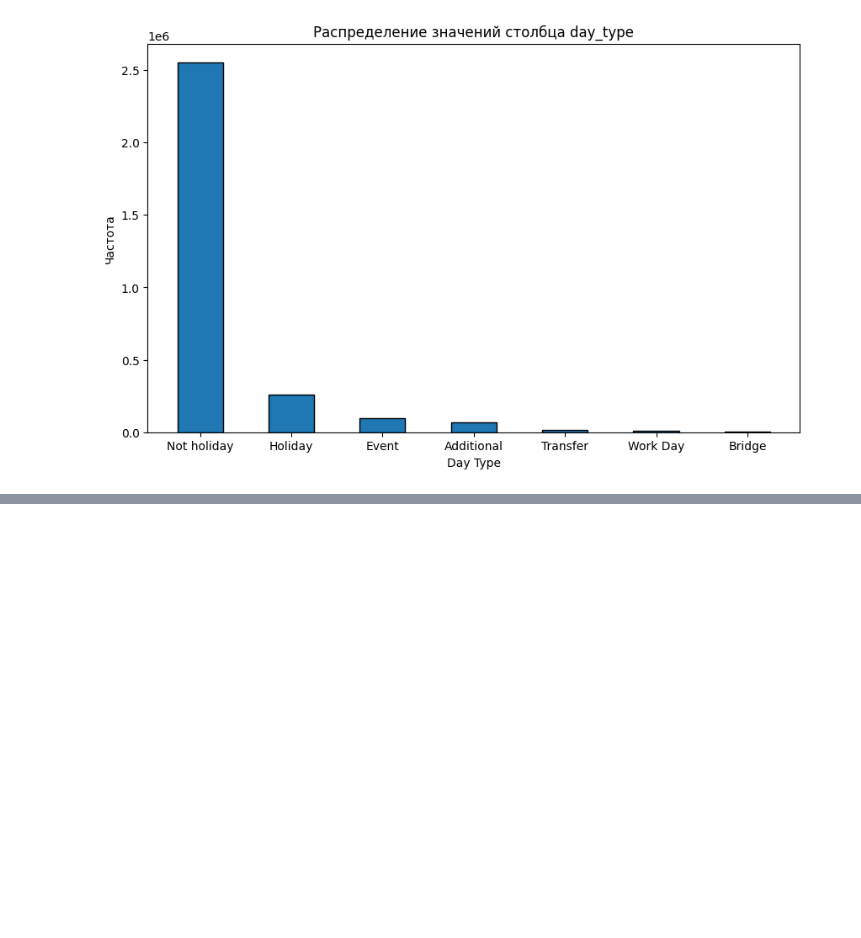
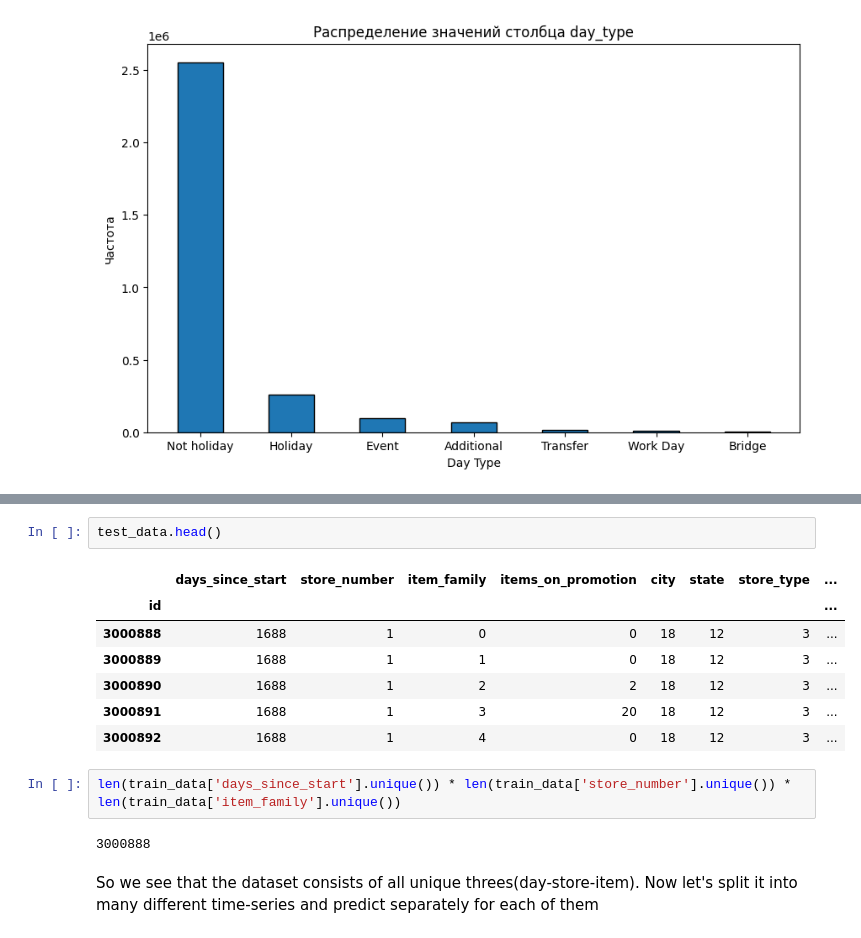
Before and after one commit to StanislavYatsevich/Store_Sales, a Jupyter notebook: Project.ipynb, the cells around one changed output, grey strips where cells are left out. Drawn from its saved outputs; the diff is of its cells as text; blank space fills up the shorter version.

```diff
--- a/Project.ipynb
+++ b/Project.ipynb
@@ -375,0 +458,16 @@ plt.show()
+# %%
+test_data.head()
+# %% [output]
+|  | days_since_start | store_number | item_family | items_on_promotion | city | state | store_type | ... |
+| id |  |  |  |  |  |  |  | ... |
+| 3000888 | 1688 | 1 | 0 | 0 | 18 | 12 | 3 | ... |
+| 3000889 | 1688 | 1 | 1 | 0 | 18 | 12 | 3 | ... |
+| 3000890 | 1688 | 1 | 2 | 2 | 18 | 12 | 3 | ... |
+| 3000891 | 1688 | 1 | 3 | 20 | 18 | 12 | 3 | ... |
+| 3000892 | 1688 | 1 | 4 | 0 | 18 | 12 | 3 | ... |
+# %%
+len(train_data['days_since_start'].unique()) * len(train_data['store_number'].unique()) * len(train_data['item_family'].unique())
+# %% [output]
+3000888
+# %% [markdown]
+So we see that the dataset consists of all unique threes(day-store-item). Now let's split it into many different time-series and predict separately for each of them
```
Also changed, not shown: parts of 14 cells of this notebook.
